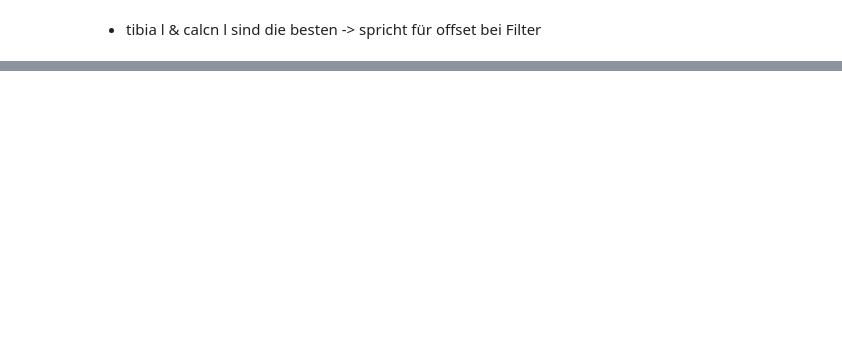
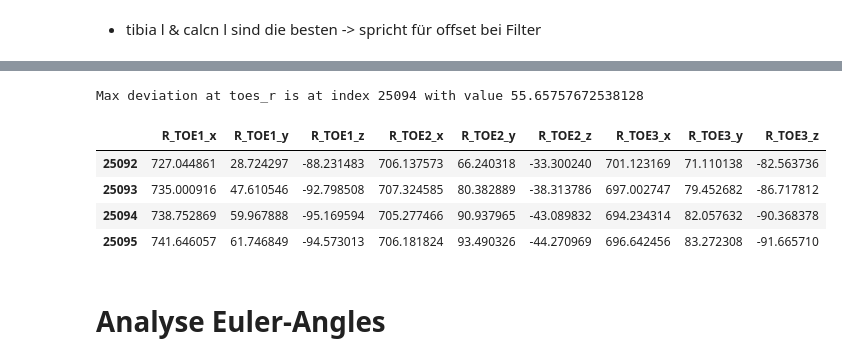
Before and after one commit to ai-for-sensor-data-analytics-ulm/aisd_ortho_ki_dataset, a Jupyter notebook: intern/visualize_orientation_discrepancies.ipynb, the cells around one changed output, grey strips where cells are left out. Cells and saved outputs as stored; diff of their text form; code cells hidden in the pictures; blank space fills up the shorter version.

```diff
--- a/intern/visualize_orientation_discrepancies.ipynb
+++ b/intern/visualize_orientation_discrepancies.ipynb
@@ -96,0 +138,18 @@ print(np.linalg.norm(diff.as_rotvec(degrees=True)))
+# %%
+imu_pos = 'toes_r'
+
+marker_data = read_trc_file(str(data_path / 'ik_imus' / f'marker_data_osim_format_{subject_name}_{exercise_name}.trc'))
+
+toes_data = np.array(data[imu_pos])
+max_toes_deviation = np.argmax(data[imu_pos])
+print(f'Max deviation at {imu_pos} is at index {max_toes_deviation} with value {data[imu_pos][max_toes_deviation]} ')
+marker_data[['R_TOE1_x', 'R_TOE1_y', 'R_TOE1_z', 'R_TOE2_x', 'R_TOE2_y', 'R_TOE2_z','R_TOE3_x', 'R_TOE3_y', 'R_TOE3_z',]].iloc[max_toes_deviation-2: max_toes_deviation+2]
+# %% [output]
+Max deviation at toes_r is at index 25094 with value 55.65757672538128
+|  | R_TOE1_x | R_TOE1_y | R_TOE1_z | R_TOE2_x | R_TOE2_y | R_TOE2_z | R_TOE3_x | R_TOE3_y | R_TOE3_z |
+| 25092 | 727.044861 | 28.724297 | -88.231483 | 706.137573 | 66.240318 | -33.300240 | 701.123169 | 71.110138 | -82.563736 |
+| 25093 | 735.000916 | 47.610546 | -92.798508 | 707.324585 | 80.382889 | -38.313786 | 697.002747 | 79.452682 | -86.717812 |
+| 25094 | 738.752869 | 59.967888 | -95.169594 | 705.277466 | 90.937965 | -43.089832 | 694.234314 | 82.057632 | -90.368378 |
+| 25095 | 741.646057 | 61.746849 | -94.573013 | 706.181824 | 93.490326 | -44.270969 | 696.642456 | 83.272308 | -91.665710 |
+# %% [markdown]
+# Analyse Euler-Angles
```
Also changed, not shown: parts of 14 cells of this notebook, 9 other files.
